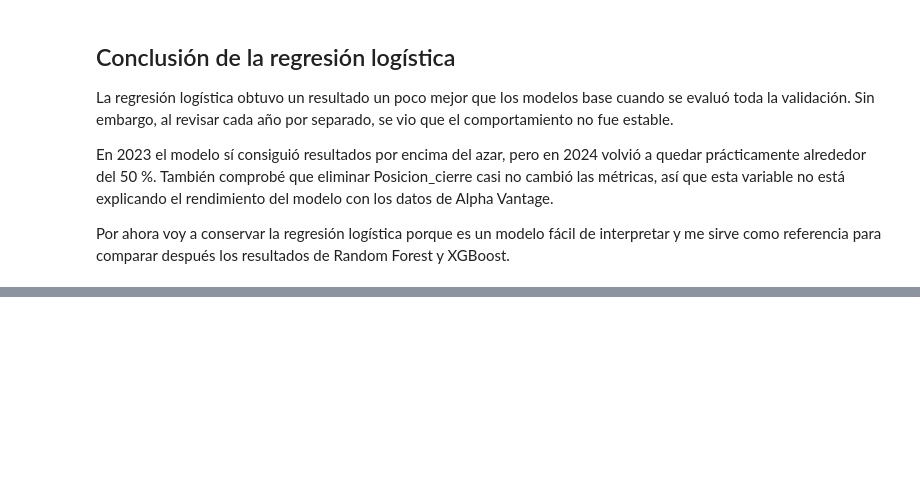
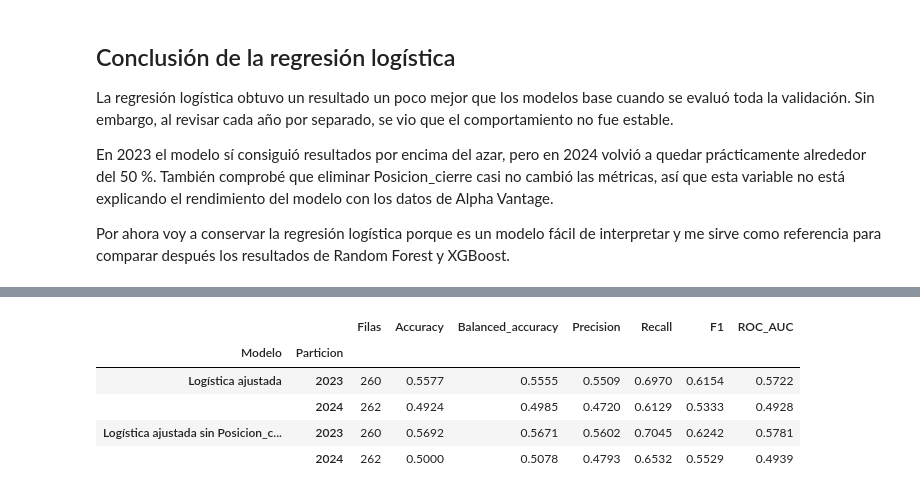
Before and after one commit to FranciscoVegaTapia/TFM-EURUSD, a Jupyter notebook: notebooks/07_entrenamiento_modelos_alpha_vantage.ipynb, the cells around one changed output, grey strips where cells are left out. Saved outputs shown, nothing was run; the diff lists cells and outputs as text; code cells hidden in the pictures; blank space fills up the shorter version.

Commit message:
Selecciona modelo logistico definitivo

```diff
--- a/notebooks/07_entrenamiento_modelos_alpha_vantage.ipynb
+++ b/notebooks/07_entrenamiento_modelos_alpha_vantage.ipynb
@@ -644,0 +908,96 @@ Por ahora voy a conservar la regresión logística porque es un modelo fácil de
+# %%
+# Identifico el año de la jornada que se intenta predecir
+fecha_objetivo = (
+    datos.index
+    .to_series()
+    .shift(-1)
+)
+
+anio_objetivo_validacion = (
+    fecha_objetivo
+    .loc[validacion.index]
+    .dt.year
+)
+
+resultados_anuales_ajustados = []
+
+for nombre in predicciones_validacion_ajustadas:
+
+    predicciones_modelo = (
+        predicciones_validacion_ajustadas[
+            nombre
+        ]
+    )
+
+    probabilidades_modelo = (
+        probabilidades_validacion_ajustadas[
+            nombre
+        ]
+    )
+
+    for anio in [2023, 2024]:
+        mascara_anio = (
+            anio_objetivo_validacion == anio
+        )
+
+        resultado_anio = calcular_metricas(
+            nombre,
+            str(anio),
+            y_validacion.loc[
+                mascara_anio
+            ],
+            predicciones_modelo.loc[
+                mascara_anio
+            ],
+            probabilidades_modelo.loc[
+                mascara_anio
+            ]
+        )
+
+        resultado_anio["Filas"] = (
+            mascara_anio.sum()
+        )
+
+        resultados_anuales_ajustados.append(
+            resultado_anio
+        )
+
+tabla_anual_ajustada = pd.DataFrame(
+    resultados_anuales_ajustados
+)
+
+tabla_anual_ajustada = tabla_anual_ajustada[
+    [
+        "Modelo",
+        "Particion",
+        "Filas",
+        "Accuracy",
+        "Balanced_accuracy",
+        "Precision",
+        "Recall",
+        "F1",
+        "ROC_AUC"
+    ]
+]
+
+tabla_anual_ajustada[
+    columnas_metricas
+] = (
+    tabla_anual_ajustada[
+        columnas_metricas
+    ]
+    .round(4)
+)
+
+display(
+    tabla_anual_ajustada.set_index(
+        ["Modelo", "Particion"]
+    )
+)
+# %% [output]
+|  |  | Filas | Accuracy | Balanced_accuracy | Precision | Recall | F1 | ROC_AUC |
+| Modelo | Particion |  |  |  |  |  |  |  |
+| Logística ajustada | 2023 | 260 | 0.5577 | 0.5555 | 0.5509 | 0.6970 | 0.6154 | 0.5722 |
+|  | 2024 | 262 | 0.4924 | 0.4985 | 0.4720 | 0.6129 | 0.5333 | 0.4928 |
+| Logística ajustada sin Posicion_c... | 2023 | 260 | 0.5692 | 0.5671 | 0.5602 | 0.7045 | 0.6242 | 0.5781 |
+|  | 2024 | 262 | 0.5000 | 0.5078 | 0.4793 | 0.6532 | 0.5529 | 0.4939 |
```
Also changed, not shown: parts of 6 cells of this notebook, 1 other file.
